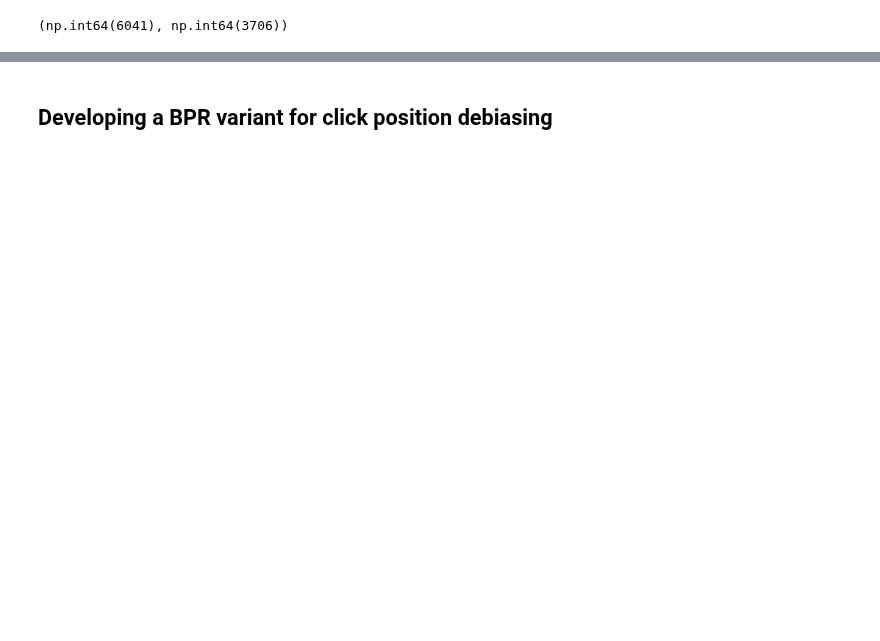
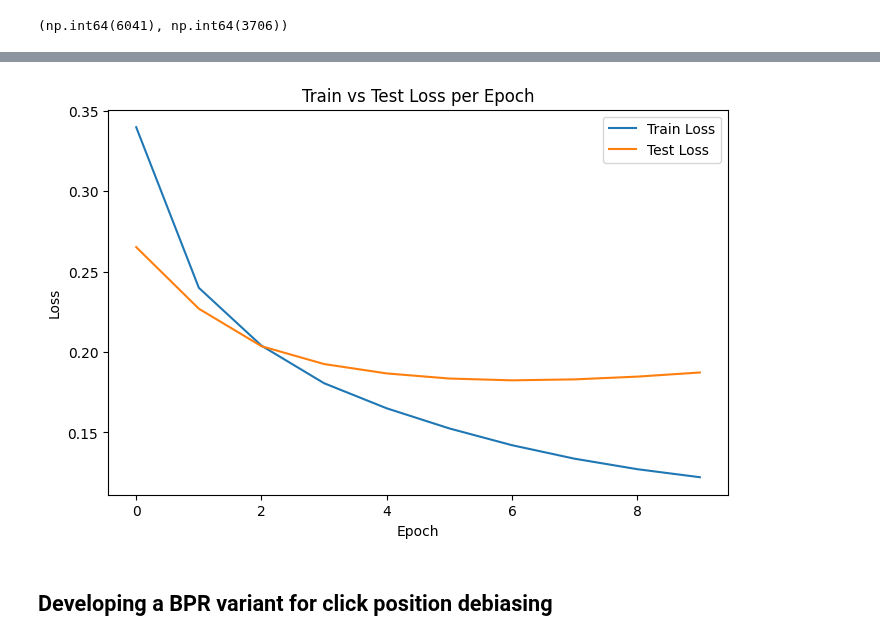
Before and after one commit to caiotda/bpr-mf, a Jupyter notebook: playground.ipynb, the cells around one changed output, grey strips where cells are left out. Saved outputs shown, nothing was run; the diff lists cells and outputs as text; code cells hidden in the pictures; blank space fills up the shorter version.

```diff
--- a/playground.ipynb
+++ b/playground.ipynb
@@ -124,3 +126,8 @@ dataloader_bpr = DataLoader(data_bpr, batch_size=256, shuffle=True)
+# %%
+
+
+dataloader_bpr_train = DataLoader(train_data, batch_size=256, shuffle=True)
+dataloader_bpr_test = DataLoader(test_data, batch_size=256, shuffle=True)
 # %%
 
 n_users = bpr_df.user.max() + 1
@@ -131,6 +138,4 @@ n_users, n_items
 (np.int64(6041), np.int64(3706))
 # %%
 model = bprMF(num_users=n_users, num_items=n_items, factors=30).to(device)
-optimizer = torch.optim.Adam(model.parameters(), lr=1e-2)
+optimizer = torch.optim.Adam(model.parameters(), lr=1e-3)
-# %%
-bpr_train(dataloader_bpr, model, bpr_loss_with_reg, optimizer)
@@ -164,0 +142,2 @@ epoch mean loss: 0.216436; Epoch: 10/10
+# %%
+train_loss, test_loss = bpr_train(dataloader_bpr_train, dataloader_bpr_test, model, bpr_loss_with_reg, optimizer, reg_lambda=5e-4, debug=True)
@@ -165,2 +165,13 @@ epoch mean loss: 0.216436; Epoch: 10/10
+# %%
+plt.figure(figsize=(8, 5))
+plt.plot(train_loss, label='Train Loss')
+plt.plot(test_loss, label='Test Loss')
+plt.xlabel('Epoch')
+plt.ylabel('Loss')
+plt.title('Train vs Test Loss per Epoch')
+plt.legend()
+plt.show()
+# %% [output]
+[figure, added]
 # %% [markdown]
 ## Developing a BPR variant for click position debiasing
```
Also changed, not shown: parts of 29 cells of this notebook.
